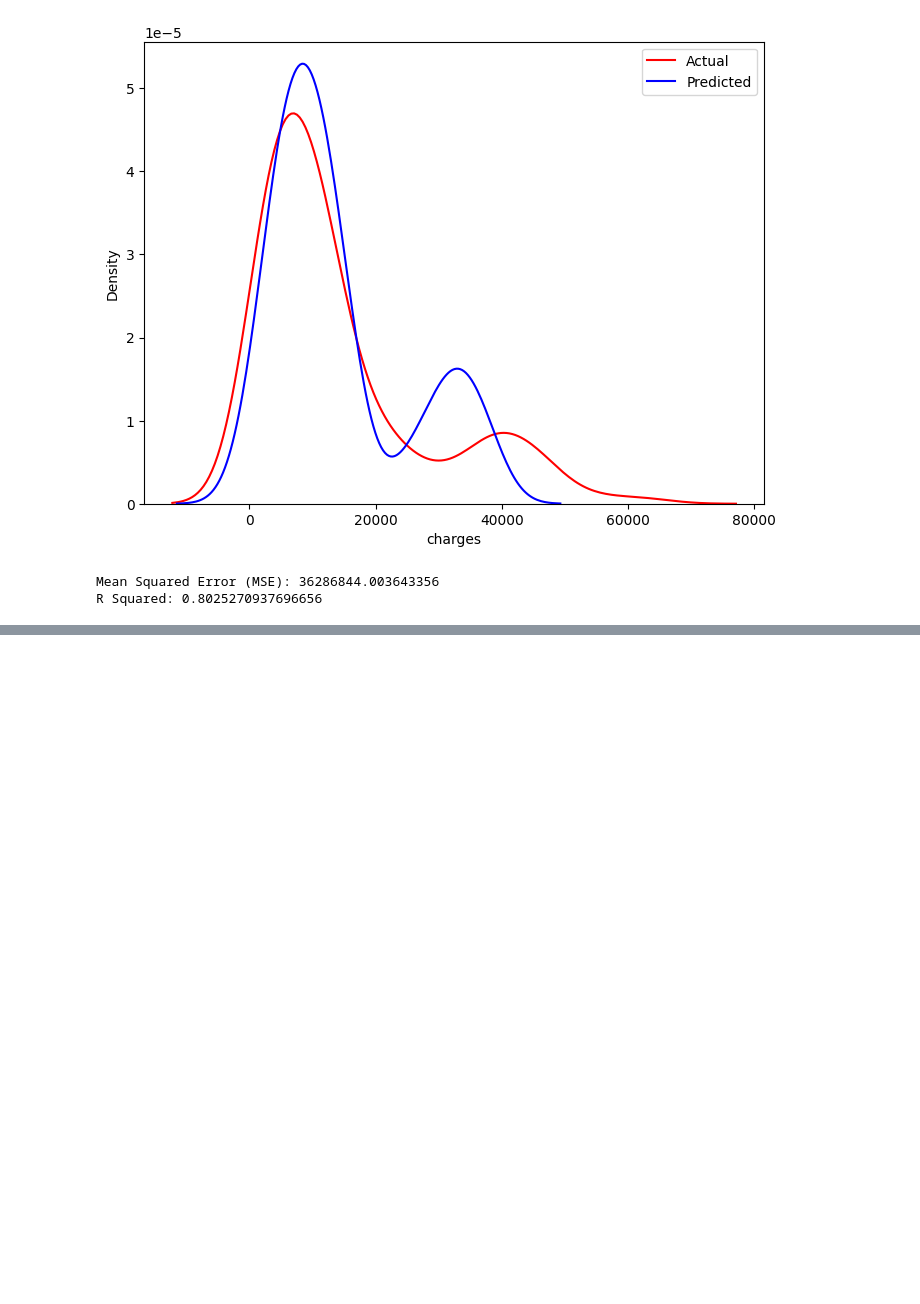
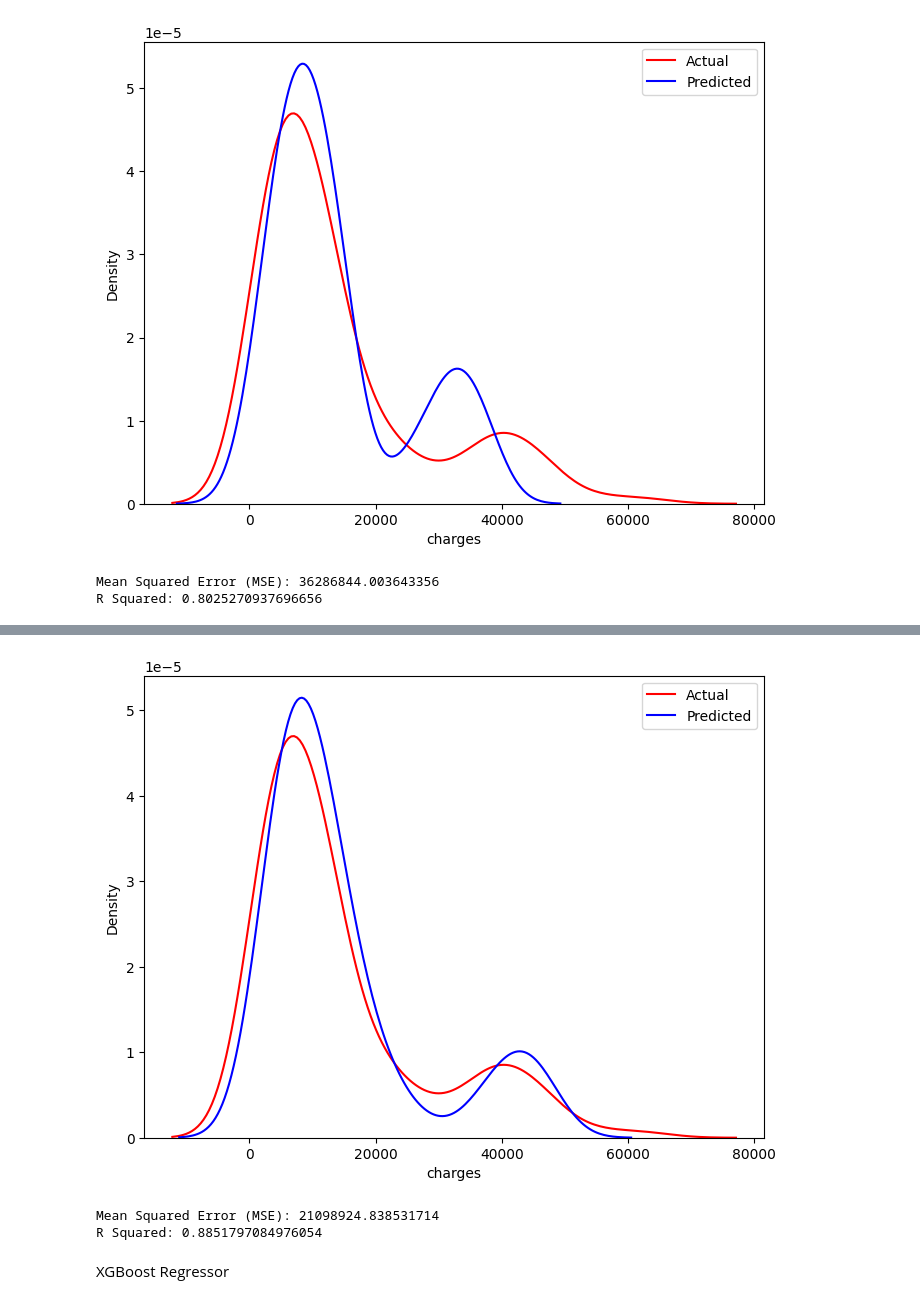
Before and after one commit to LinaSeongyeonSon/Medical-Insurance-Cost-Prediction, a Jupyter notebook: Medical_Insurance_Cost_Prediction.ipynb, the cells around one changed output, grey strips where cells are left out. Cells and saved outputs as stored; diff of their text form; code cells hidden in the pictures; blank space fills up the shorter version.

```diff
--- a/Medical_Insurance_Cost_Prediction.ipynb
+++ b/Medical_Insurance_Cost_Prediction.ipynb
@@ -636,0 +660,26 @@ R Squared: 0.8025270937696656
+# %%
+pipeline = Pipeline(steps=[
+    ('preprocessor', preprocessor),
+    ('model', RandomForestRegressor())
+])
+
+pipeline.fit(X_train, y_train)
+rf = pipeline.predict(X_test)
+# %%
+plt.figure(figsize=(8, 6))
+ax = sns.kdeplot(y_test, color='red', label='Actual')
+sns.kdeplot(rf, color='blue', label='Predicted', ax=ax)
+plt.legend()
+plt.show()
+# %% [output]
+[figure, added]
+# %%
+mse_rf = mean_squared_error(y_test, rf)
+r2_rf = r2_score(y_test, rf)
+
+print(f"Mean Squared Error (MSE): {mse_rf}\nR Squared: {r2_rf}")
+# %% [output]
+Mean Squared Error (MSE): 21098924.838531714
+R Squared: 0.8851797084976054
+# %% [markdown]
+XGBoost Regressor
```
Also changed, not shown: parts of 27 cells of this notebook.
